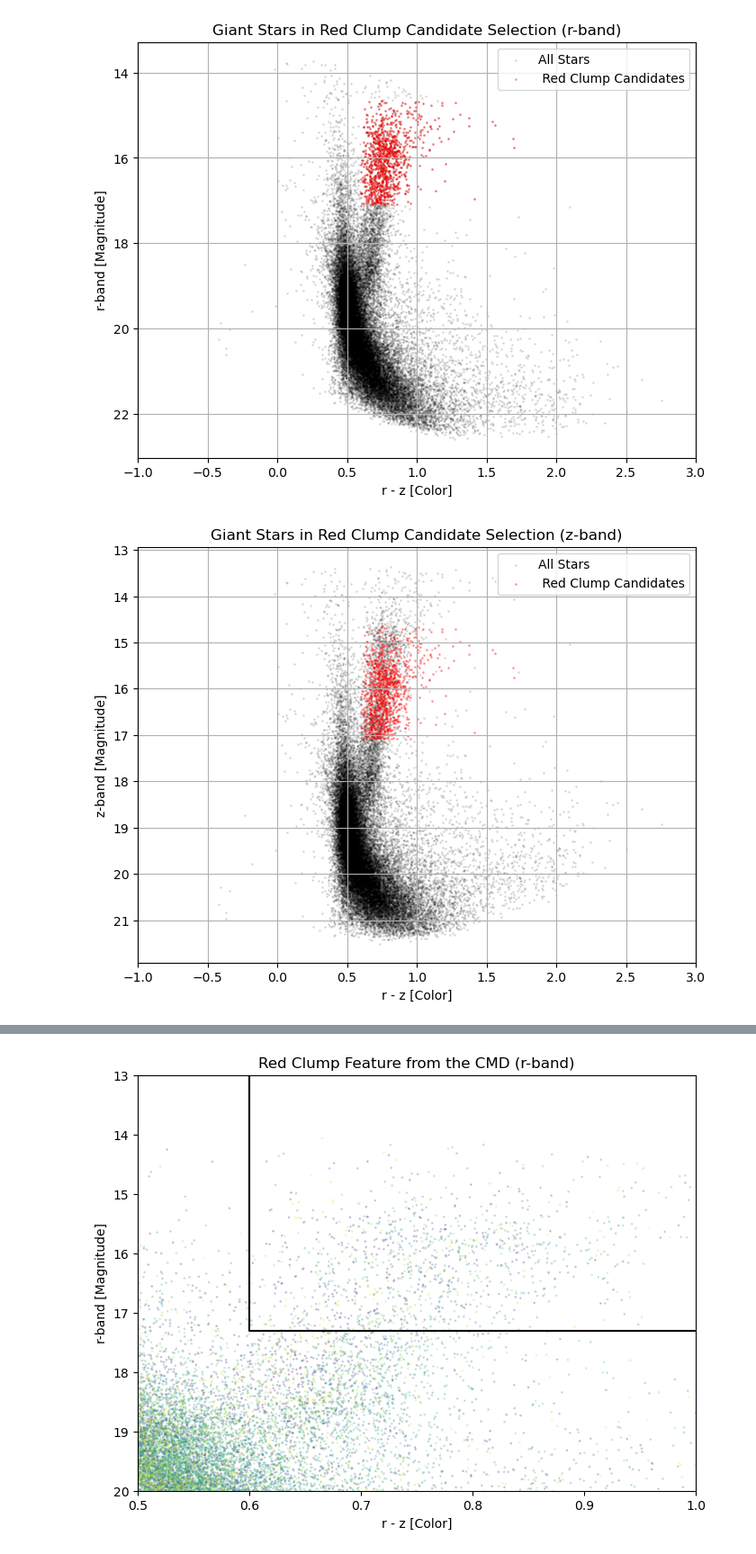
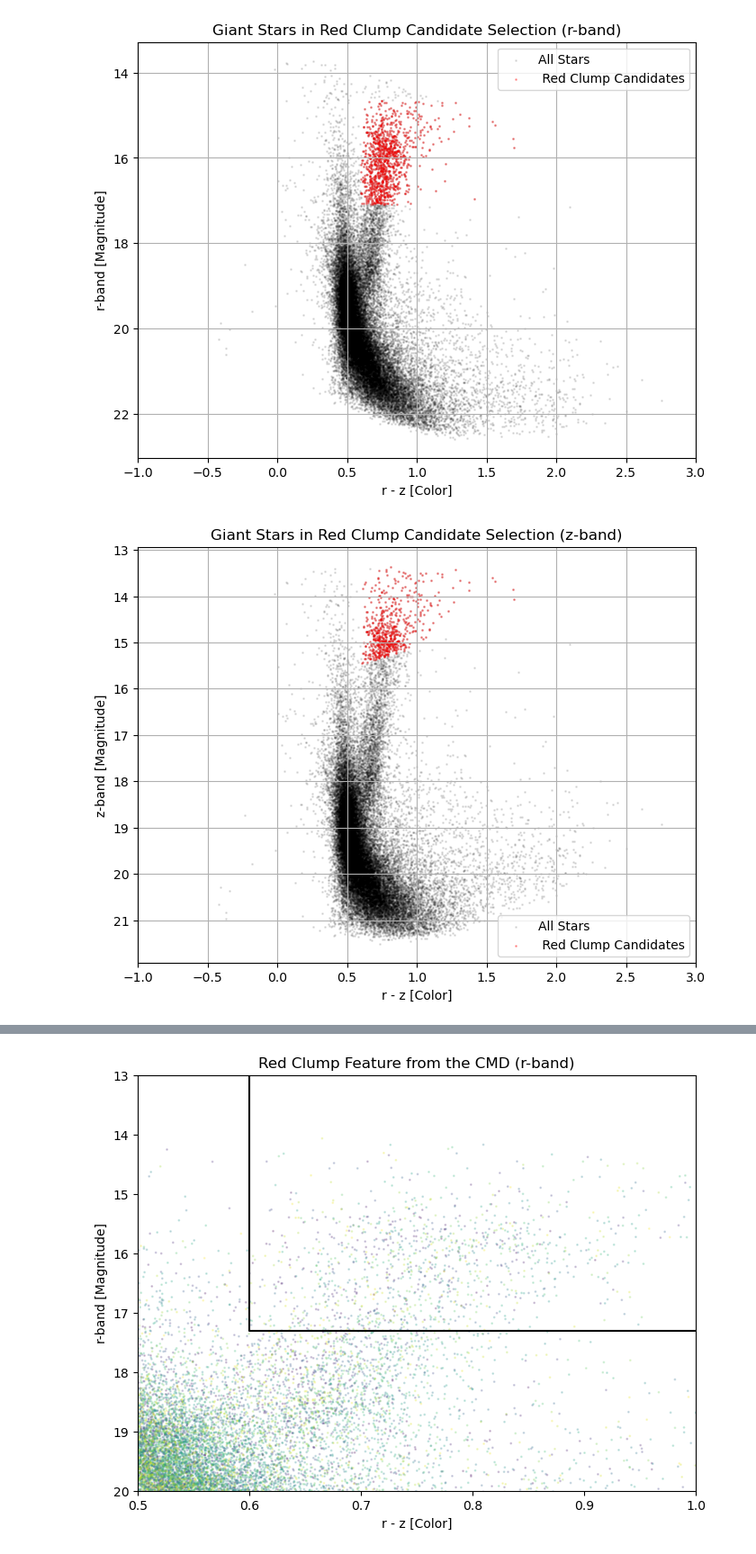
Before and after one commit to NireAstro/SURP2025, a Jupyter notebook: fit_models/cleaned_colorcut.ipynb, the cells around one changed output, grey strips where cells are left out. Shown at 90% size. Saved outputs shown, nothing was run; the diff lists cells and outputs as text; code cells hidden in the pictures.

```diff
--- a/fit_models/cleaned_colorcut.ipynb
+++ b/fit_models/cleaned_colorcut.ipynb
@@ -446,25 +559,25 @@ plt.show()
 # %%
 # Plot Red Clump Giant Star Candidates on CMD for z-mag
 clump_fig = plt.figure(figsize = (8, 6))
 plt.tight_layout()
 
 plt.scatter(color_index, magnitude_values_z, s = 1, color = 'black', alpha = 0.1, label = 'All Stars')
-plt.scatter(clump_colors, clump_magnitudes, s = 1, color = 'red', alpha = 0.3, label = ' Red Clump Candidates')
+plt.scatter(clump_colors_z, clump_magnitudes_z, s = 1, color = 'red', alpha = 0.3, label = ' Red Clump Candidates')
 
 plt.xlim(-1,3)
 plt.gca().invert_yaxis()
 
 plt.title("Giant Stars in Red Clump Candidate Selection (z-band)")
 plt.xlabel(f"{color_band_1} - {color_band_2} [Color]")
 plt.ylabel(f"{color_band_2}-band [Magnitude]")
 
 plt.grid(True)
 plt.legend(loc='best')
 
 #plt.savefig("debug_cmd_clump_candidates.png")
 #if interactive_mode:
     #plt.show()
 #plt.close(clump_fig)
 plt.show()
 # %% [output]
-[figure, old version]
+[figure, new version]
```
Also changed, not shown: parts of 7 cells of this notebook, 3 other files.
